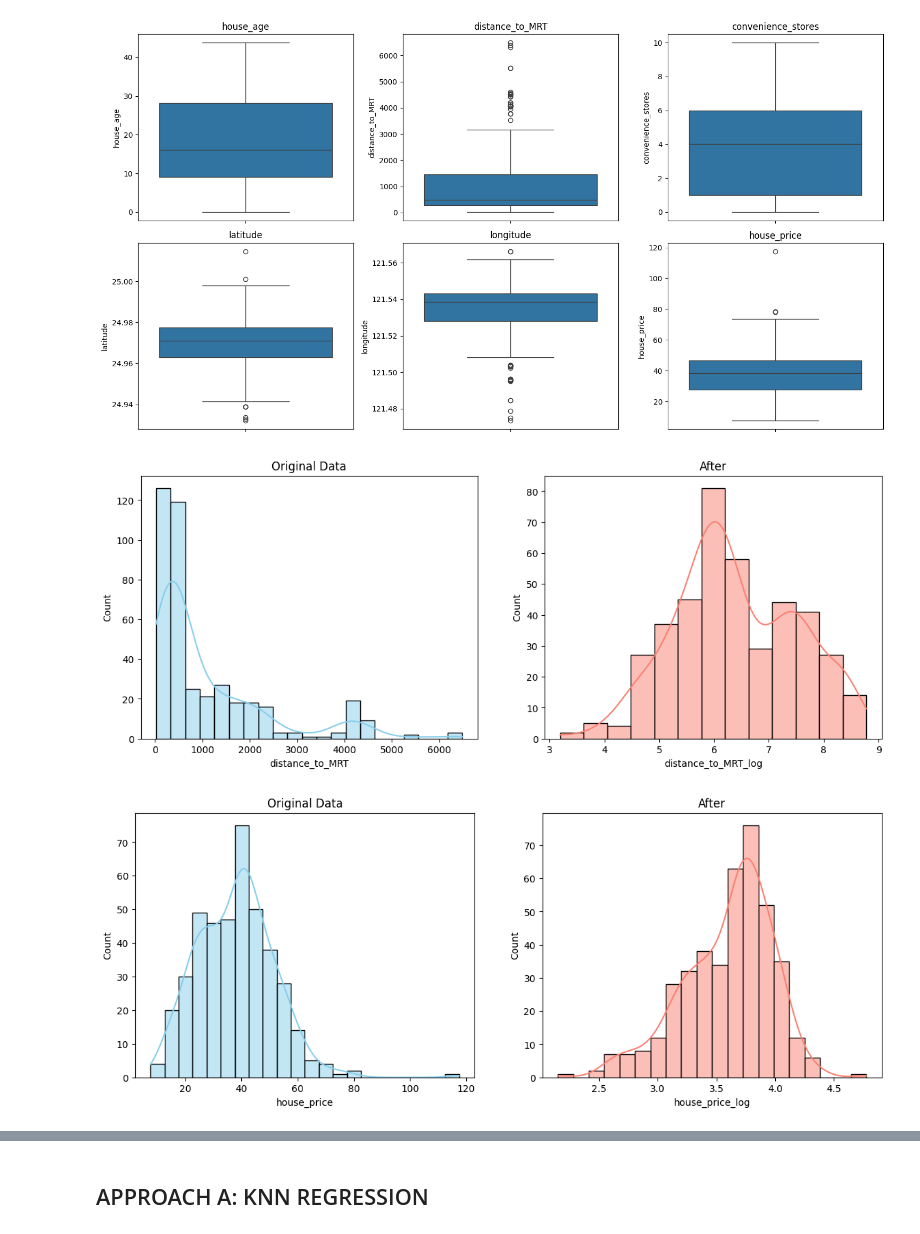
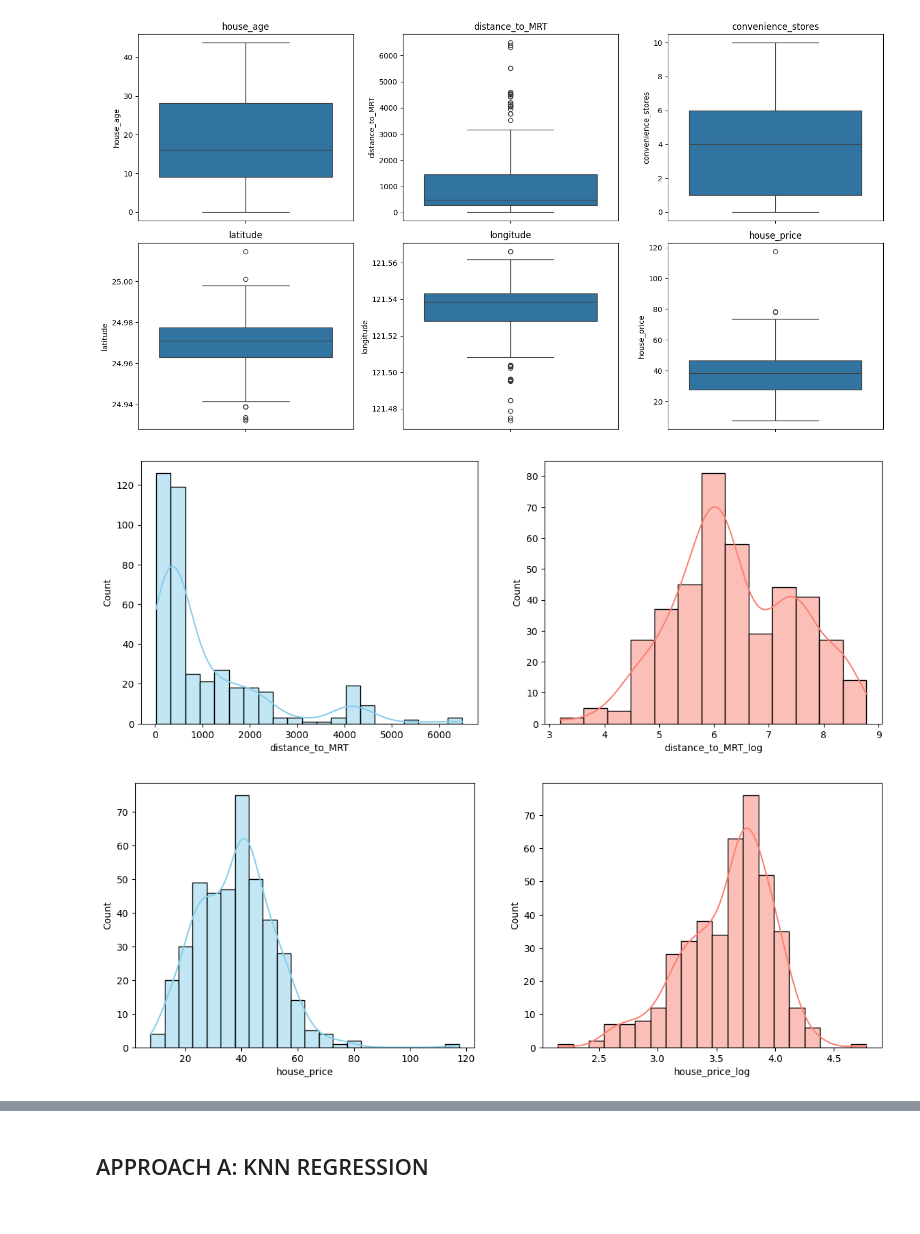
Before and after one commit to iamhenryy/housing-price-prediction, a Jupyter notebook: src/source.ipynb, the cells around one changed output, grey strips where cells are left out. Drawn from its saved outputs; the diff is of its cells as text; code cells hidden in the pictures.

```diff
--- a/src/source.ipynb
+++ b/src/source.ipynb
@@ -112,31 +112,24 @@ def view_outliers(df):
 view_outliers(data)
 # %% [output]
 [figure]
-# %%
-def plot_log_transform(data):
-    tmp_data = data.copy()
-    tmp_data['distance_to_MRT_log'] = np.log1p(tmp_data['distance_to_MRT'])
-    fig, axes = plt.subplots(1, 2, figsize=(14, 5))
-    sns.histplot(tmp_data['distance_to_MRT'], kde=True, ax=axes[0], color='skyblue')
-    axes[0].set_title('Original Data')
-    sns.histplot(tmp_data['distance_to_MRT_log'], kde=True, ax=axes[1], color='salmon')
-    axes[1].set_title('After')
-
-    plt.show()
-
-    tmp_data['house_price_log'] = np.log1p(tmp_data['house_price'])
-    fig, axes = plt.subplots(1, 2, figsize=(14, 5))
-    sns.histplot(tmp_data['house_price'], kde=True, ax=axes[0], color='skyblue')
-    axes[0].set_title('Original Data')
-    sns.histplot(tmp_data['house_price_log'], kde=True, ax=axes[1], color='salmon')
-    axes[1].set_title('After')
-
-    plt.show()
-
-plot_log_transform(data)
-# %% [output]
-[figure, removed]
-[figure, removed]
+# %%
+tmp = data.copy()
+
+tmp['distance_to_MRT_log'] = np.log1p(tmp['distance_to_MRT'])
+tmp['house_price_log'] = np.log1p(tmp['house_price'])
+
+fig, axes = plt.subplots(1, 2, figsize=(14, 5))
+sns.histplot(tmp['distance_to_MRT'], kde=True, color='skyblue', ax=axes[0])
+sns.histplot(tmp['distance_to_MRT_log'], kde=True, color='salmon', ax=axes[1])
+plt.show()
+
+fig, axes = plt.subplots(1, 2, figsize=(14, 5))
+sns.histplot(tmp['house_price'], kde=True, color='skyblue', ax=axes[0])
+sns.histplot(tmp['house_price_log'], kde=True, color='salmon', ax=axes[1])
+plt.show()
+# %% [output]
+[figure, added]
+[figure, added]
 # %%
 data['distance_to_MRT'] = np.log1p(data['distance_to_MRT'])
 data['house_price'] = np.log1p(data['house_price'])
```
Also changed, not shown: parts of 56 cells of this notebook.
